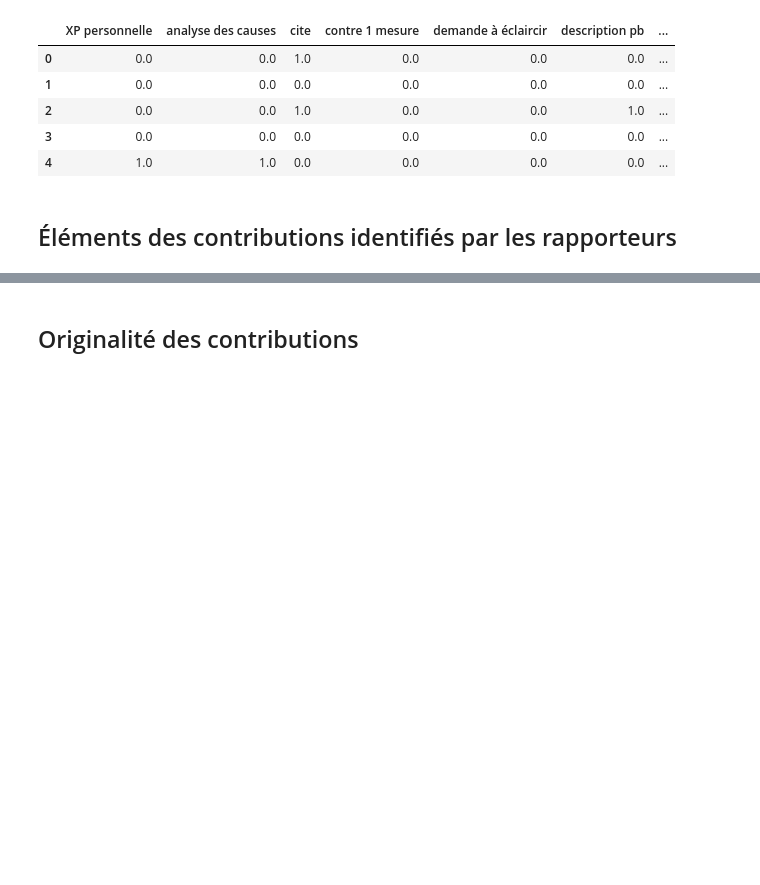
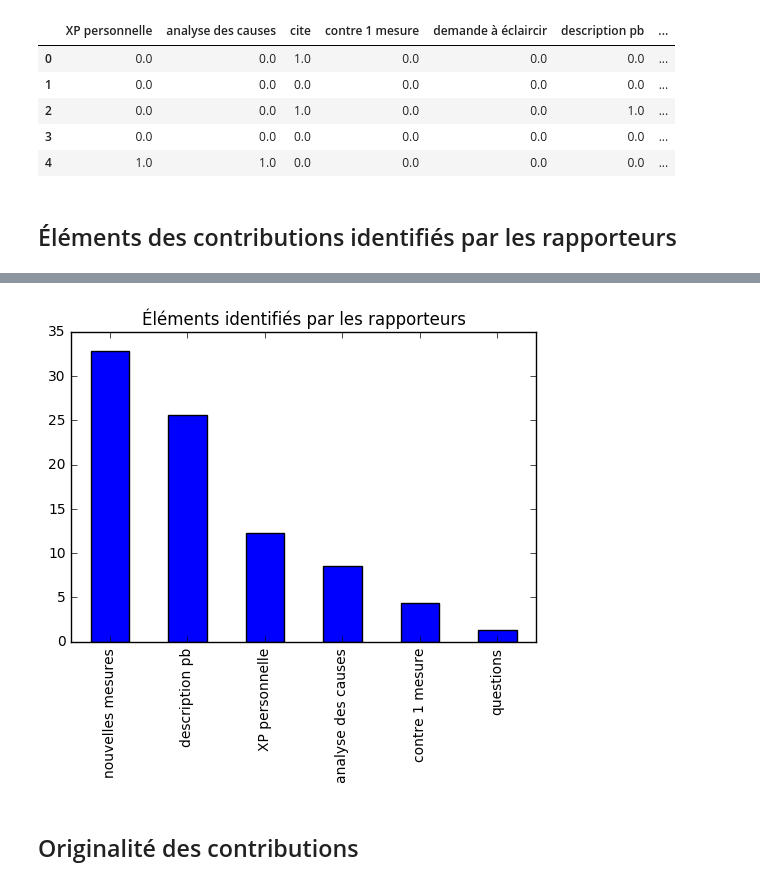
Before and after one commit to regardscitoyens/consultation_an, a Jupyter notebook: exploitation/analyse.ipynb, the cells around one changed output, grey strips where cells are left out. Saved outputs shown, nothing was run; the diff lists cells and outputs as text; code cells hidden in the pictures; blank space fills up the shorter version.

```diff
--- a/exploitation/analyse.ipynb
+++ b/exploitation/analyse.ipynb
@@ -74,8 +73,8 @@ df.head()
 # %%
 affirmations_total = df[affirmations_short].sum() / df.shape[0] * 100
 affirmations_total.sort_values(ascending=False, inplace=True)
-affirmations_total.iplot(
+plot = affirmations_total.plot(
     kind='bar',
-    yTitle='Pourcentage de contributions (%)',
     title='Éléments identifiés par les rapporteurs')
+plot.yaxis.set_label('Pourcentage de contributions (%)')
 # %% [output]
@@ -83,3 +81,4 @@ affirmations_total.iplot(
+[figure, added]
 # %% [markdown]
 ## Originalité des contributions
 # %%
```
Also changed, not shown: parts of 5 cells of this notebook.
